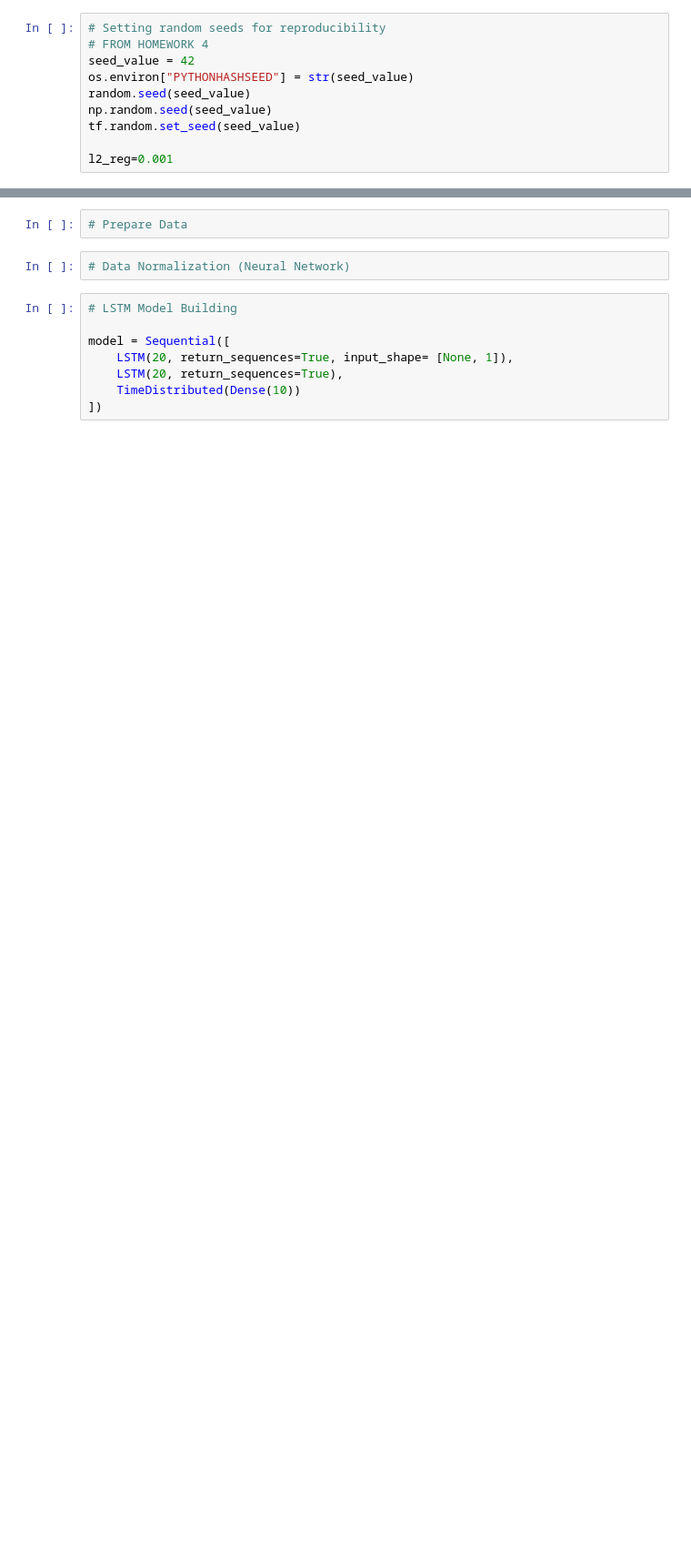
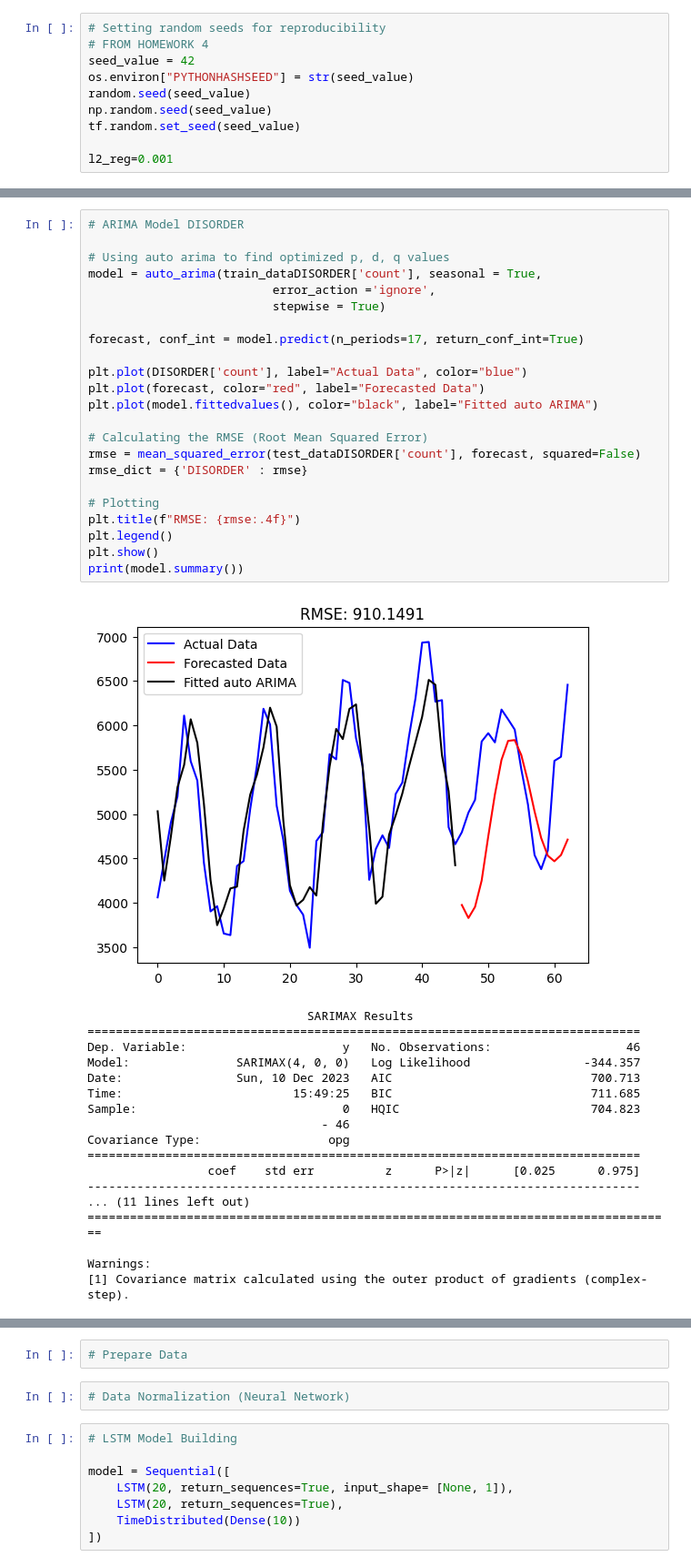
Before and after one commit to GVSU-CIS635/gvsu-cis635-term-project-crime-team-lauryn-jess-l, a Jupyter notebook: Code/models.ipynb, the cells around one changed output, grey strips where cells are left out. Shown at 91% size. Drawn from its saved outputs; the diff is of its cells as text; blank space fills up the shorter version.

Commit message:
Model Updates

```diff
--- a/Code/models.ipynb
+++ b/Code/models.ipynb
@@ -177,0 +132,42 @@ plt.show()
+# %%
+# ARIMA Model DISORDER
+
+# Using auto arima to find optimized p, d, q values
+model = auto_arima(train_dataDISORDER['count'], seasonal = True,
+                          error_action ='ignore',
+                          stepwise = True)
+
+forecast, conf_int = model.predict(n_periods=17, return_conf_int=True)
+
+plt.plot(DISORDER['count'], label="Actual Data", color="blue")
+plt.plot(forecast, color="red", label="Forecasted Data")
+plt.plot(model.fittedvalues(), color="black", label="Fitted auto ARIMA")
+
+# Calculating the RMSE (Root Mean Squared Error)
+rmse = mean_squared_error(test_dataDISORDER['count'], forecast, squared=False)
+rmse_dict = {'DISORDER' : rmse}
+
+# Plotting
+plt.title(f"RMSE: {rmse:.4f}")
+plt.legend()
+plt.show()
+print(model.summary())
+# %% [output]
+[figure, added]
+                               SARIMAX Results
+==============================================================================
+Dep. Variable:                      y   No. Observations:                   46
+Model:               SARIMAX(4, 0, 0)   Log Likelihood                -344.357
+Date:                Sun, 10 Dec 2023   AIC                            700.713
+Time:                        15:49:25   BIC                            711.685
+Sample:                             0   HQIC                           704.823
+                                 - 46
+Covariance Type:                  opg
+==============================================================================
+                 coef    std err          z      P>|z|      [0.025      0.975]
+------------------------------------------------------------------------------
+... (11 lines left out)
+===================================================================================
+
+Warnings:
+[1] Covariance matrix calculated using the outer product of gradients (complex-step).
```
Also changed, not shown: parts of 13 cells of this notebook.
